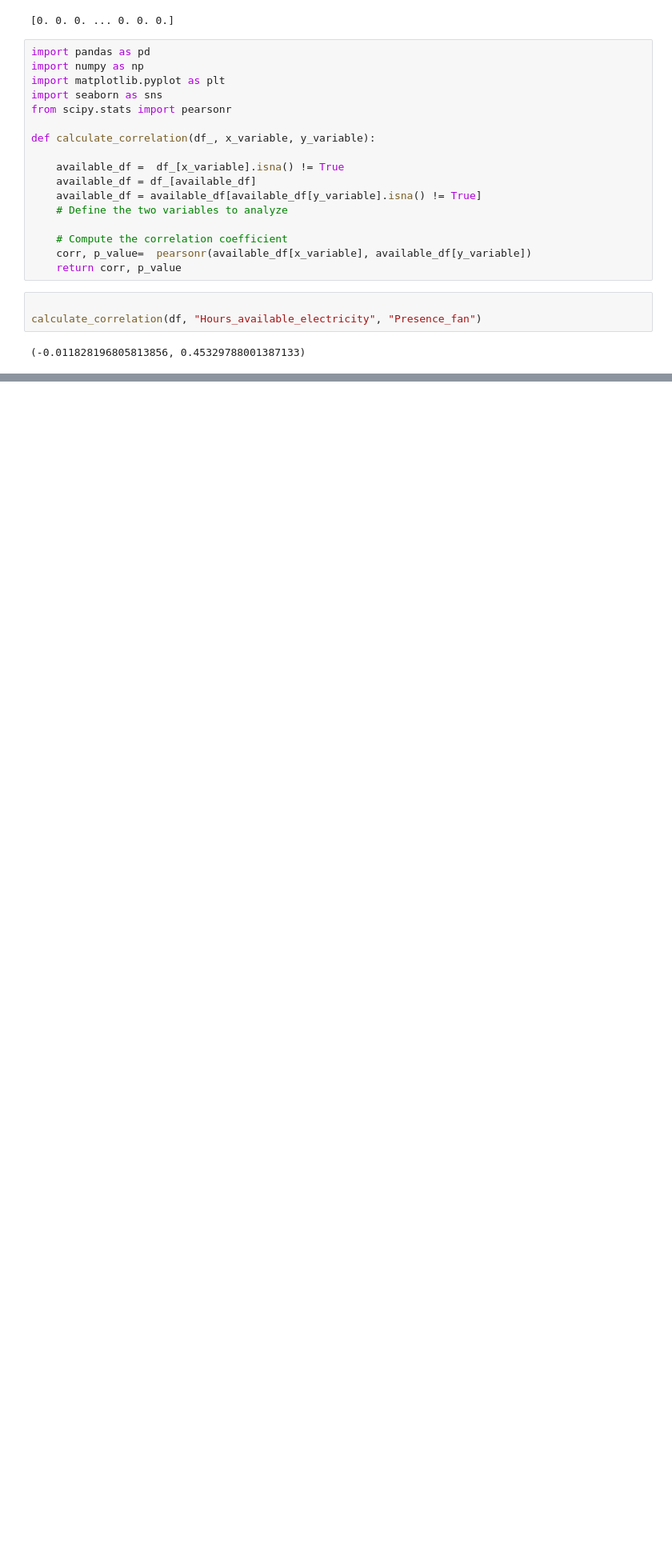
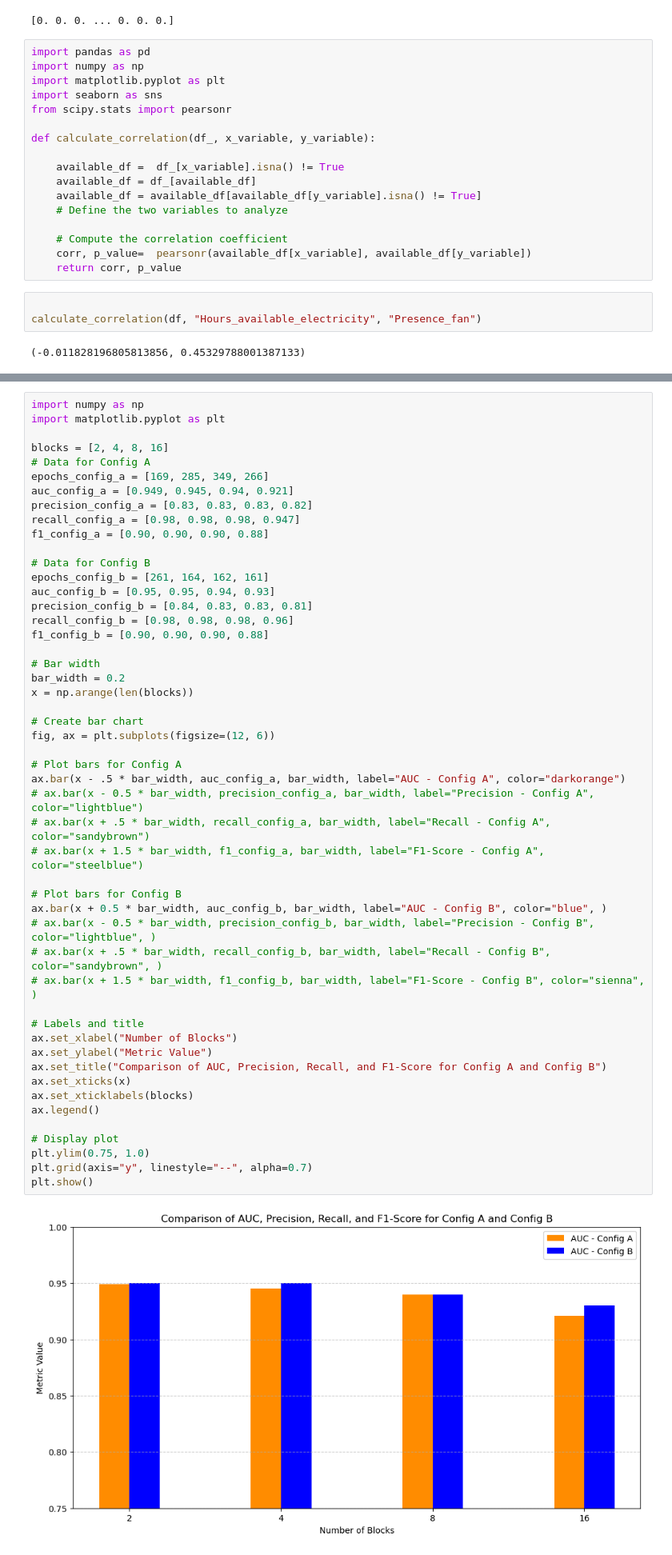
Before and after one commit to SESAM-Polimi/offgrid-demand-estimation, a Jupyter notebook: visualization.ipynb, the cells around one changed output, grey strips where cells are left out. Shown at 80% size. Drawn from its saved outputs; the diff is of its cells as text; blank space fills up the shorter version.

```diff
--- a/visualization.ipynb
+++ b/visualization.ipynb
@@ -297,0 +320,52 @@ for driver in DRIVERS_LIST:
+# %%
+import numpy as np
+import matplotlib.pyplot as plt
+
+blocks = [2, 4, 8, 16]
+# Data for Config A
+epochs_config_a = [169, 285, 349, 266]
+auc_config_a = [0.949, 0.945, 0.94, 0.921]
+precision_config_a = [0.83, 0.83, 0.83, 0.82]
+recall_config_a = [0.98, 0.98, 0.98, 0.947]
+f1_config_a = [0.90, 0.90, 0.90, 0.88]
+
+# Data for Config B
+epochs_config_b = [261, 164, 162, 161]
+auc_config_b = [0.95, 0.95, 0.94, 0.93]
+precision_config_b = [0.84, 0.83, 0.83, 0.81]
+recall_config_b = [0.98, 0.98, 0.98, 0.96]
+f1_config_b = [0.90, 0.90, 0.90, 0.88]
+
+# Bar width
+bar_width = 0.2
+x = np.arange(len(blocks))
+
+# Create bar chart
+fig, ax = plt.subplots(figsize=(12, 6))
+
+# Plot bars for Config A
+ax.bar(x - .5 * bar_width, auc_config_a, bar_width, label="AUC - Config A", color="darkorange")
+# ax.bar(x - 0.5 * bar_width, precision_config_a, bar_width, label="Precision - Config A", color="lightblue")
+# ax.bar(x + .5 * bar_width, recall_config_a, bar_width, label="Recall - Config A", color="sandybrown")
+# ax.bar(x + 1.5 * bar_width, f1_config_a, bar_width, label="F1-Score - Config A", color="steelblue")
+
+# Plot bars for Config B
+ax.bar(x + 0.5 * bar_width, auc_config_b, bar_width, label="AUC - Config B", color="blue", )
+# ax.bar(x - 0.5 * bar_width, precision_config_b, bar_width, label="Precision - Config B", color="lightblue", )
+# ax.bar(x + .5 * bar_width, recall_config_b, bar_width, label="Recall - Config B", color="sandybrown", )
+# ax.bar(x + 1.5 * bar_width, f1_config_b, bar_width, label="F1-Score - Config B", color="sienna", )
+
+# Labels and title
+ax.set_xlabel("Number of Blocks")
+ax.set_ylabel("Metric Value")
+ax.set_title("Comparison of AUC, Precision, Recall, and F1-Score for Config A and Config B")
+ax.set_xticks(x)
+ax.set_xticklabels(blocks)
+ax.legend()
+
+# Display plot
+plt.ylim(0.75, 1.0)
+plt.grid(axis="y", linestyle="--", alpha=0.7)
+plt.show()
+# %% [output]
+[figure, added]
```
Also changed, not shown: parts of 3 cells of this notebook.
